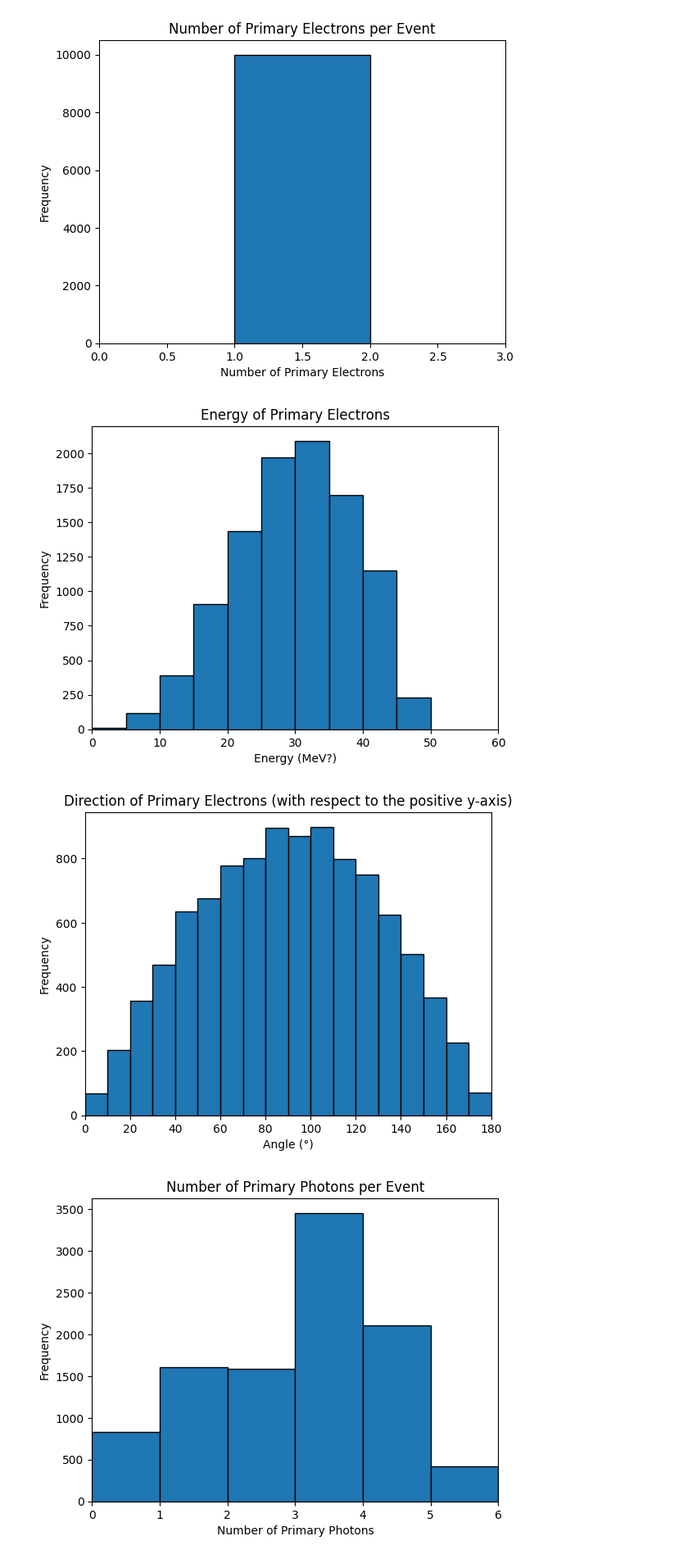
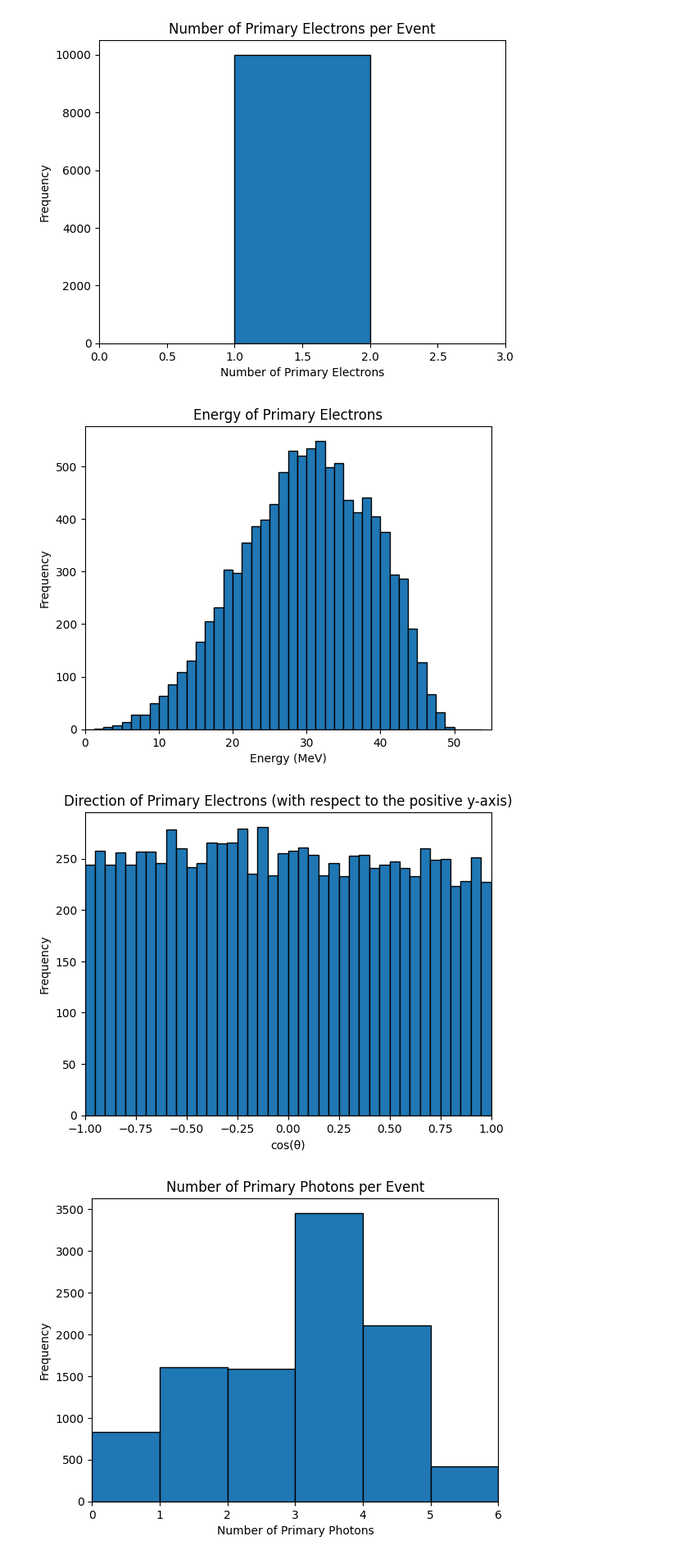
Before and after one commit to vaccarojohn/SNeNDSim, a Jupyter notebook: sim/verify_signal.ipynb, the cells around one changed output. Shown at 82% size. Cells and saved outputs as stored; diff of their text form; code cells hidden in the pictures.

```diff
--- a/sim/verify_signal.ipynb
+++ b/sim/verify_signal.ipynb
@@ -198,52 +204,40 @@ plt.show()
 # %%
-import matplotlib.pyplot as plt
-import numpy as np
-
-f = h5py.File('/sdf/data/neutrino/yuntse/coherent/SNeNDSens/g4/NueArCC/nueArCC_sns_yDir_g4_0000.h5', 'r')
-
 # Primary electron energy plot
-data = []
-
-for traj in f['trajectories']:
-    if traj['parent_id'] == -1 and traj['pdg_id'] == 11:
-        data.append(traj['E_start'])
 
 # Define bins
-bins = np.arange(0, 55, 5)
-plt.hist(data, bins=bins, edgecolor='black')
-plt.xlim(0, 60)
+bins = np.arange(0, 55, 1.25)
+plt.hist(data_2, bins=bins, edgecolor='black')
+plt.xlim(0, 55)
 
 # Axis labels
-plt.xlabel('Energy (MeV?)')
+plt.xlabel('Energy (MeV)')
 plt.ylabel('Frequency')
 plt.title('Energy of Primary Electrons')
 
 plt.show()
 # %% [output]
-[figure, old version]
+[figure, new version]
+# %%
+# Primary electron direction data collection
+f = h5py.File('/sdf/data/neutrino/yuntse/coherent/SNeNDSens/g4/NueArCC/nueArCC_sns_yDir_g4_0000.h5', 'r')
+data_3 = []
+
+for traj in f['trajectories']:
+    if traj['parent_id'] == -1 and traj['pdg_id'] == 11:
+        data_3.append(traj['pxyz_start'][1] / np.sqrt(np.sum(np.square(traj['pxyz_start']))))
 # %%
-import matplotlib.pyplot as plt
-import numpy as np
-
-f = h5py.File('/sdf/data/neutrino/yuntse/coherent/SNeNDSens/g4/NueArCC/nueArCC_sns_yDir_g4_0000.h5', 'r')
-
 # Primary electron direction plot
-data = []
-
-for traj in f['trajectories']:
-    if traj['parent_id'] == -1 and traj['pdg_id'] == 11:
-        data.append(np.degrees(np.arccos(traj['pxyz_start'][1] / np.sqrt(np.sum(np.square(traj['pxyz_start']))))))
 
 # Define bins
-bins = np.arange(0, 190, 10)
-plt.hist(data, bins=bins, edgecolor='black')
-plt.xlim(0, 180)
+bins = np.arange(-1, 1.05, 0.05)
+plt.hist(data_3, bins=bins, edgecolor='black')
+plt.xlim(-1, 1)
 
 # Axis labels
-plt.xlabel('Angle (°)')
+plt.xlabel('cos(θ)')
 plt.ylabel('Frequency')
 plt.title('Direction of Primary Electrons (with respect to the positive y-axis)')
 
 plt.show()
 # %% [output]
-[figure, old version]
+[figure, new version]
```
Also changed, not shown: parts of 28 cells of this notebook.
